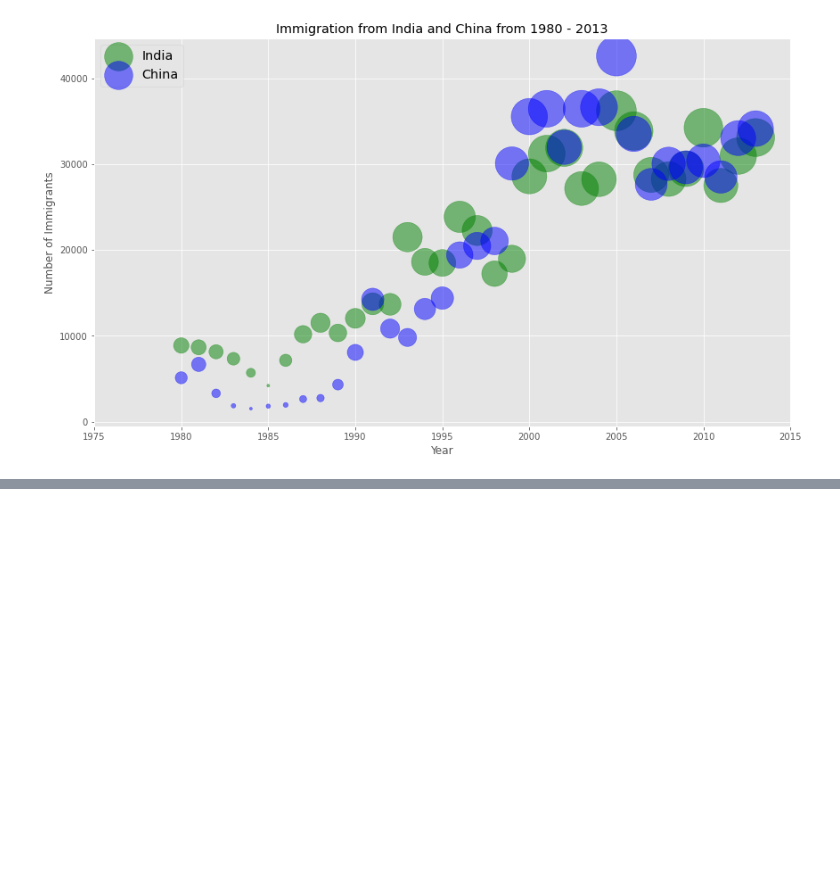
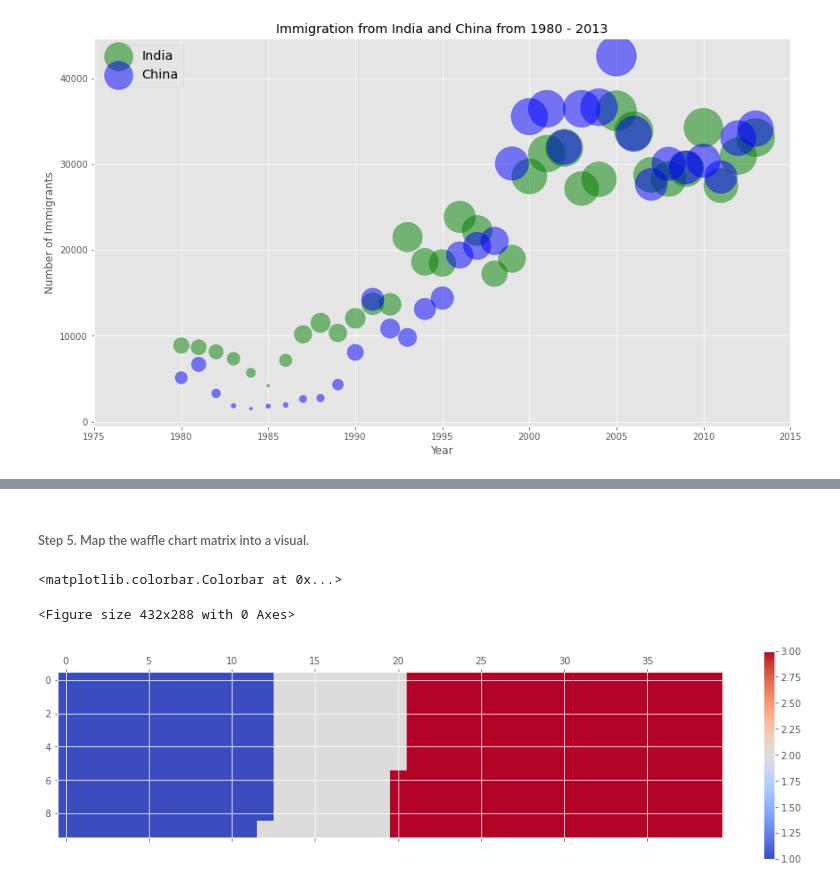
Before and after one commit to ravisha100/MatplotlibWatson, a Jupyter notebook: Matplotlib.ipynb, the cells around one changed output, grey strips where cells are left out. Saved outputs shown, nothing was run; the diff lists cells and outputs as text; code cells hidden in the pictures; blank space fills up the shorter version.

```diff
--- a/Matplotlib.ipynb
+++ b/Matplotlib.ipynb
@@ -1071,0 +1172,7 @@ ax0.legend(['India', 'China'], loc='upper left', fontsize='x-large')
+# %%
+width = 40 # width of chart
+height = 10 # height of chart
+
+total_num_tiles = width * height # total number of tiles
+
+print ('Total number of tiles is ', total_num_tiles)
@@ -1071,0 +1183,3 @@ ax0.legend(['India', 'China'], loc='upper left', fontsize='x-large')
+# %%
+category_proportion = [(float(value)/total_values) for value in df_dsn['Total']]
+category_proportion
@@ -1071,0 +1188,3 @@ ax0.legend(['India', 'China'], loc='upper left', fontsize='x-large')
+# %%
+tiles_per = [round(i * total_num_tiles) for i in category_proportion ]
+tiles_per[0:3]
@@ -1071,0 +1195,23 @@ ax0.legend(['India', 'China'], loc='upper left', fontsize='x-large')
+# %%
+# initialize the waffle chart as an empty matrix
+waffle_chart = np.zeros((height, width))
+
+# define indices to loop through waffle chart
+category_index = 0
+tile_index = 0
+
+# populate the waffle chart
+for col in range(width):
+    for row in range(height):
+        tile_index += 1
+
+        # if the number of tiles populated for the current category is equal to its corresponding allocated tiles...
+        if tile_index > sum(tiles_per[0:category_index]):
+            # ...proceed to the next category
+            category_index += 1
+
+        # set the class value to an integer, which increases with class
+        waffle_chart[row, col] = category_index
+
+print ('Waffle chart populated!')
+waffle_chart
@@ -1071,0 +1237,14 @@ ax0.legend(['India', 'China'], loc='upper left', fontsize='x-large')
+# %% [markdown]
+###### Step 5. Map the waffle chart matrix into a visual.
+# %%
+# instantiate a new figure object
+fig = plt.figure()
+
+# use matshow to display the waffle chart
+colormap = plt.cm.coolwarm
+plt.matshow(waffle_chart, cmap=colormap)
+plt.colorbar()
+# %% [output]
+<matplotlib.colorbar.Colorbar at 0x...>
+<Figure size 432x288 with 0 Axes>
+[figure, added]
```
Also changed, not shown: parts of 26 cells of this notebook.
